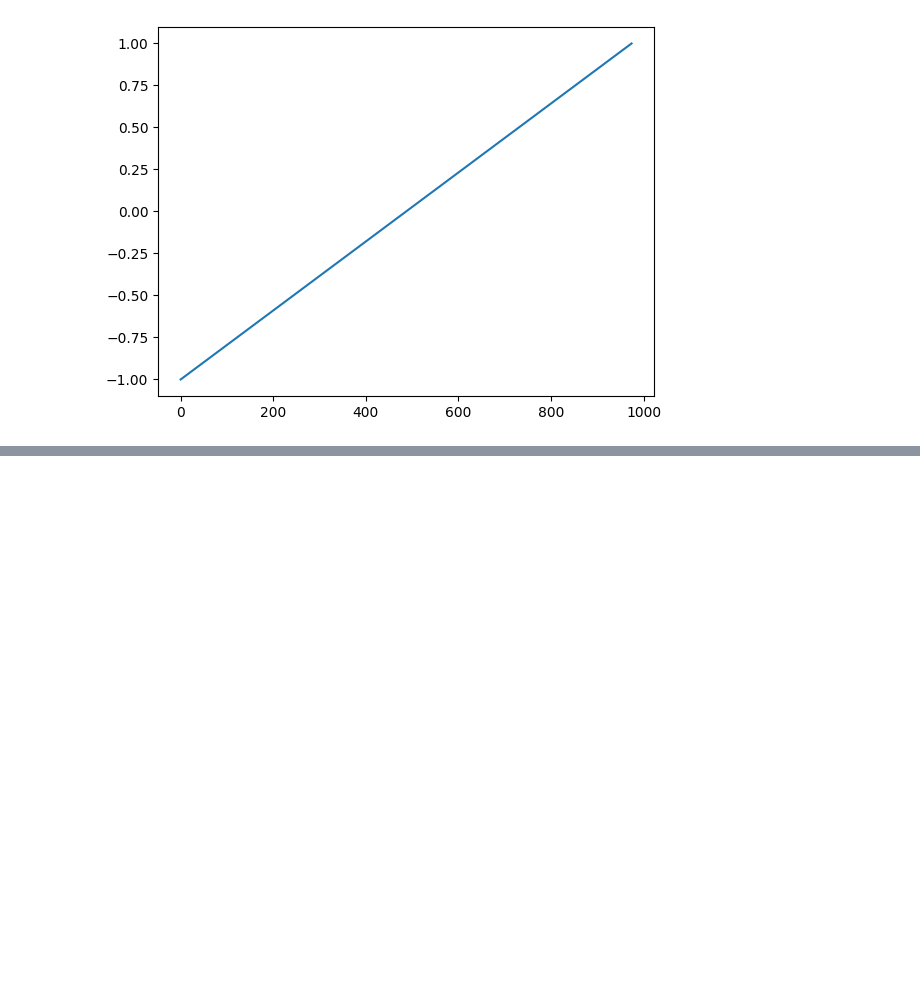
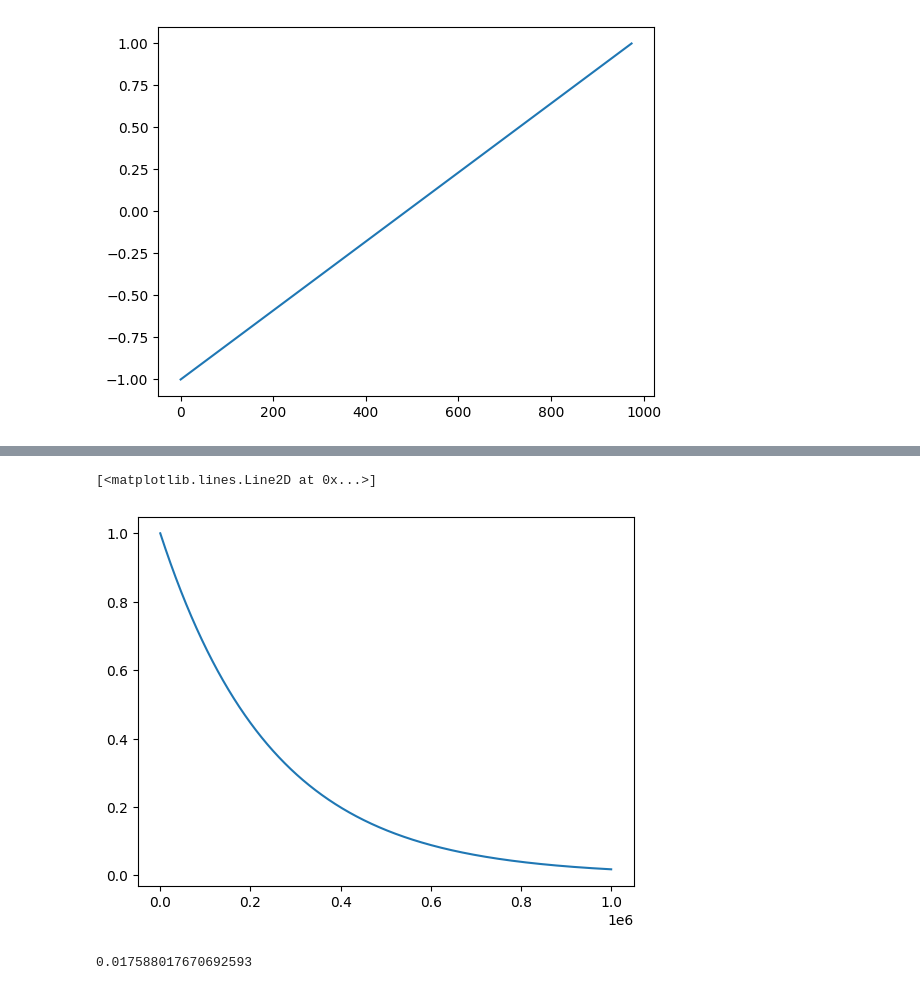
Before and after one commit to phscald/doc_jaxpi, a Jupyter notebook: examples/geom3x3_2ph_mu_don_3_scale_3/b.ipynb, the cells around one changed output, grey strips where cells are left out. Saved outputs shown, nothing was run; the diff lists cells and outputs as text; code cells hidden in the pictures; blank space fills up the shorter version.

```diff
--- a/examples/geom3x3_2ph_mu_don_3_scale_3/b.ipynb
+++ b/examples/geom3x3_2ph_mu_don_3_scale_3/b.ipynb
@@ -63,0 +81,14 @@ plt.plot(mu)
+# %%
+epochs= np.arange(1, 10**6, 1)
+step0 = 1
+decay_factor = .98
+num_epochs = 5000
+step_size =  step0*decay_factor**(epochs/num_epochs)
+plt.plot(epochs, step_size)
+# %% [output]
+[<matplotlib.lines.Line2D at 0x...>]
+[figure, added]
+# %%
+step_size[-1]
+# %% [output]
+0.017588017670692593
```
Also changed, not shown: parts of 5 cells of this notebook, 8 other files.
